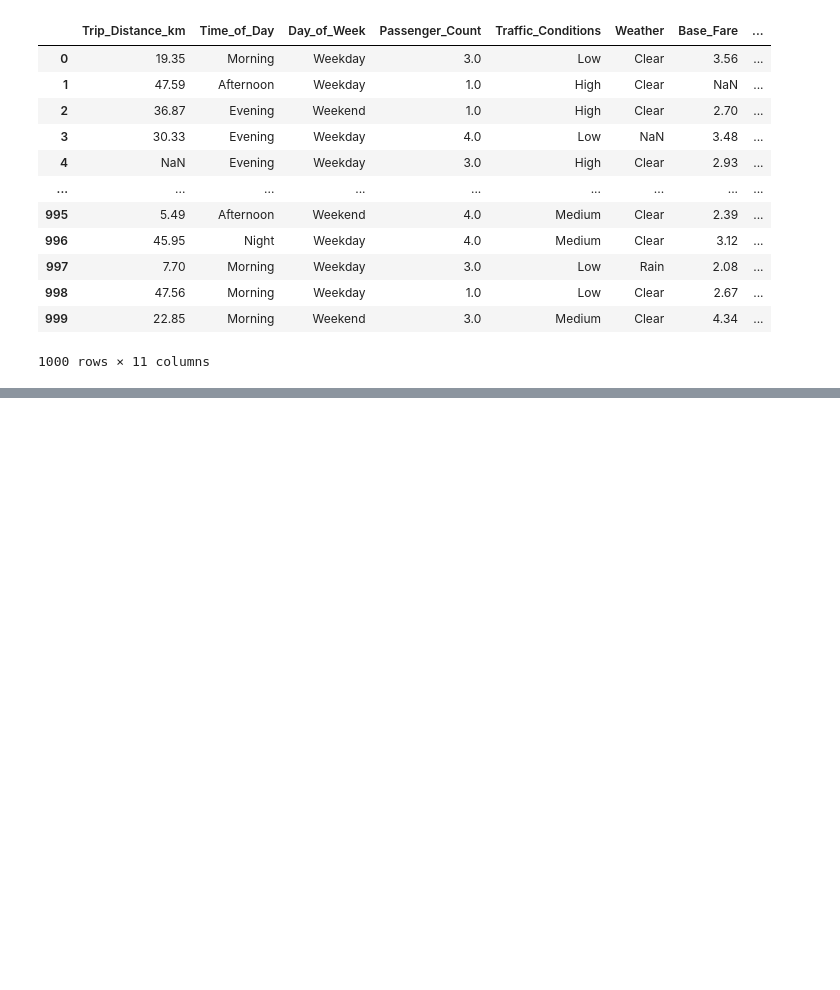
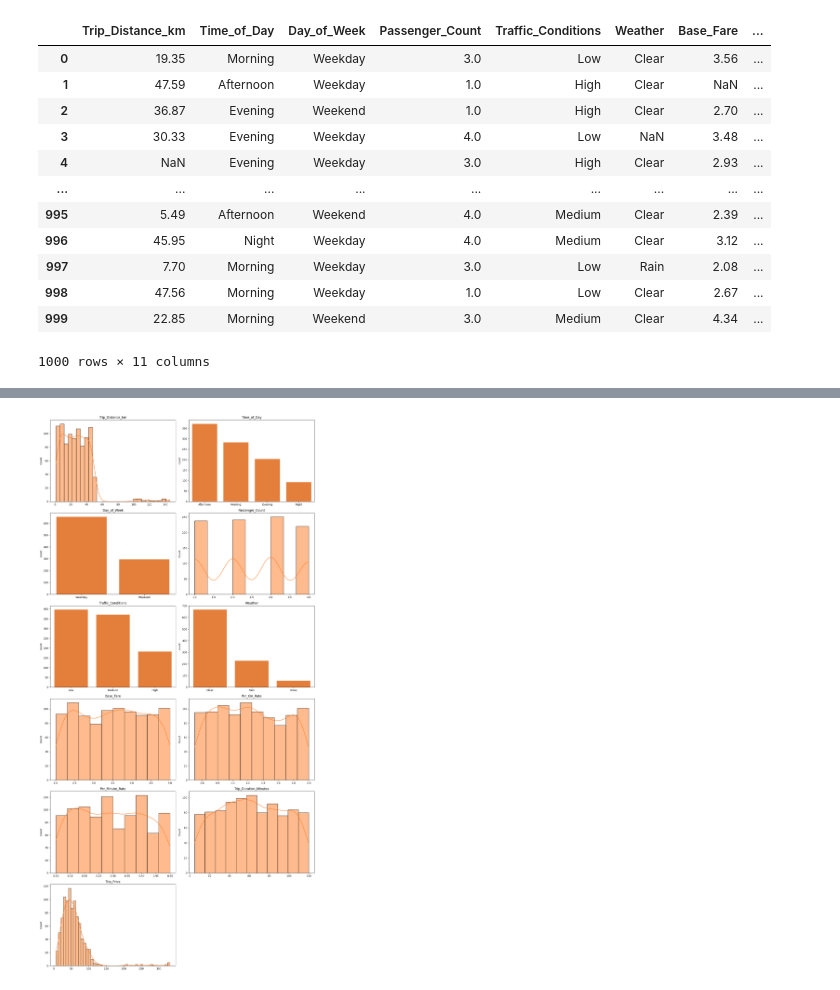
Before and after one commit to Padawan2024/ML-Portfolio, a Jupyter notebook: Supervised_ML/Regression/Predict Taxi Price/Notebooks/EDA.ipynb, the cells around one changed output, grey strips where cells are left out. Saved outputs shown, nothing was run; the diff lists cells and outputs as text; code cells hidden in the pictures; blank space fills up the shorter version.

```diff
--- a/Supervised_ML/Regression/Predict Taxi Price/Notebooks/EDA.ipynb
+++ b/Supervised_ML/Regression/Predict Taxi Price/Notebooks/EDA.ipynb
@@ -43,0 +95,49 @@ dataset_df
+# %%
+
+colors = ['#FF781F']
+
+n_cols = 2
+n_features = len(dataset_df.columns)
+n_rows = math.ceil(n_features / n_cols)
+
+fig, ax = plt.subplots(nrows=n_rows, ncols=n_cols, figsize=(15, 5*n_rows))
+ax = ax.flatten()
+
+for i, col_name in enumerate(dataset_df.columns):
+
+    if not pd.api.types.is_numeric_dtype(dataset_df[col_name]):
+
+        counts = dataset_df[col_name].value_counts().reset_index()
+        # counts.columns = [col_name, 'count']
+
+        sns.barplot(
+            data=counts,
+            x=col_name,
+            y='count',
+            color=colors[0],
+            ax=ax[i]
+        )
+
+        # ax[i].tick_params(axis='x', rotation=45)
+
+    else:
+
+        sns.histplot(
+            dataset_df[col_name],
+            kde=True,
+            bins = 'fd',
+            color=colors[0],
+            ax=ax[i]
+        )
+
+    ax[i].set_title(col_name)
+    ax[i].set_xlabel('')
+
+# Hide unused plots
+for j in range(n_features, len(ax)):
+    ax[j].axis('off')
+
+plt.tight_layout()
+plt.show()
+# %% [output]
+[figure, added]
```
Also changed, not shown: parts of 8 cells of this notebook, 1 other file.
